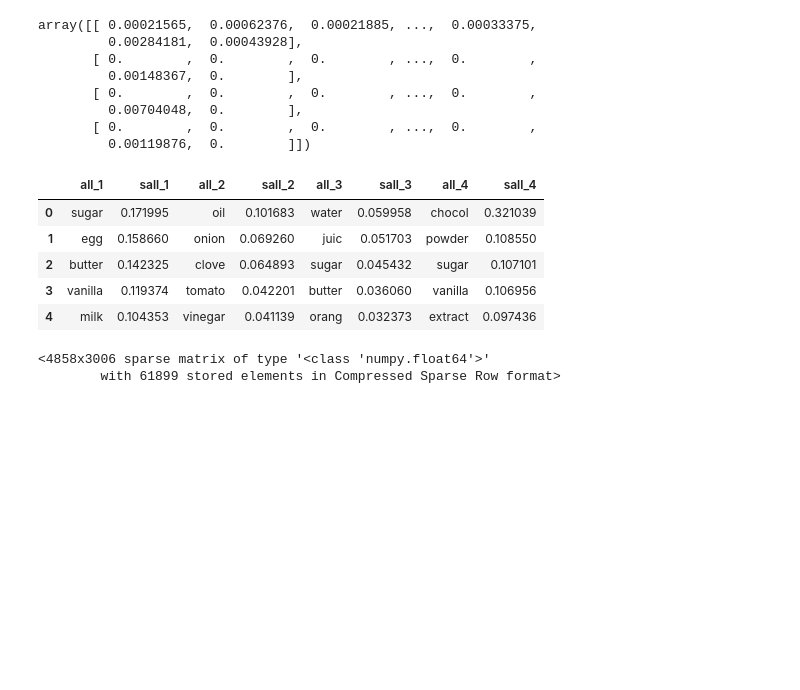
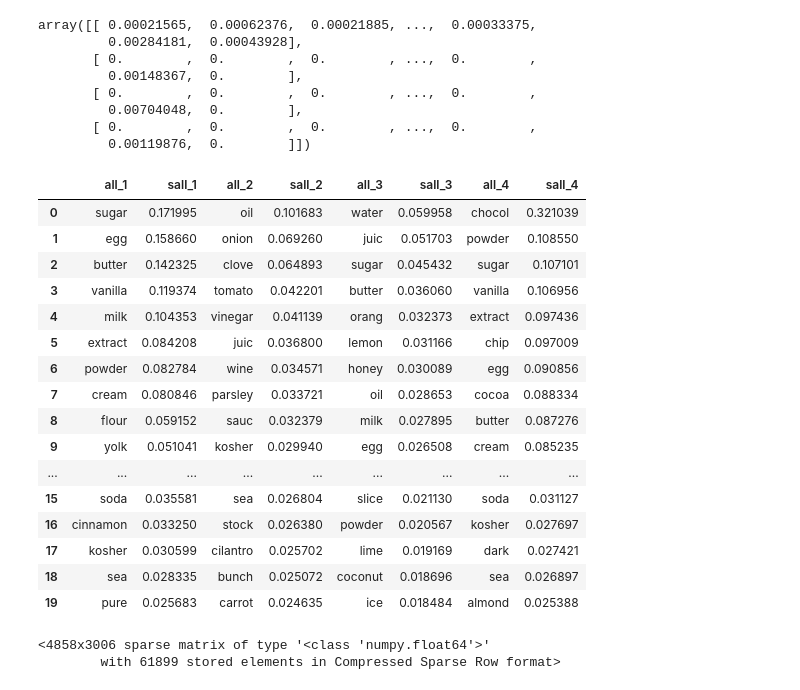
Before and after one commit to elisabeth-berg/trending-food, a Jupyter notebook: foodscrape_workbook.ipynb, the cells around one changed output. Cells and saved outputs as stored; diff of their text form; code cells hidden in the pictures; blank space fills up the shorter version.

```diff
--- a/foodscrape_workbook.ipynb
+++ b/foodscrape_workbook.ipynb
@@ -70,14 +70,25 @@ array([[ 0.00021565,  0.00062376,  0.00021885, ...,  0.00033375,
 # %%
 full_cluster_df, full_labels = process_words.make_one_cluster_df(full_X, full_features, k, 'all')
 # %%
-full_cluster_df.head()
+full_cluster_df.head(20)
 # %% [output]
 |  | all_1 | sall_1 | all_2 | sall_2 | all_3 | sall_3 | all_4 | sall_4 |
 | 0 | sugar | 0.171995 | oil | 0.101683 | water | 0.059958 | chocol | 0.321039 |
 | 1 | egg | 0.158660 | onion | 0.069260 | juic | 0.051703 | powder | 0.108550 |
 | 2 | butter | 0.142325 | clove | 0.064893 | sugar | 0.045432 | sugar | 0.107101 |
 | 3 | vanilla | 0.119374 | tomato | 0.042201 | butter | 0.036060 | vanilla | 0.106956 |
 | 4 | milk | 0.104353 | vinegar | 0.041139 | orang | 0.032373 | extract | 0.097436 |
+| 5 | extract | 0.084208 | juic | 0.036800 | lemon | 0.031166 | chip | 0.097009 |
+| 6 | powder | 0.082784 | wine | 0.034571 | honey | 0.030089 | egg | 0.090856 |
+| 7 | cream | 0.080846 | parsley | 0.033721 | oil | 0.028653 | cocoa | 0.088334 |
+| 8 | flour | 0.059152 | sauc | 0.032379 | milk | 0.027895 | butter | 0.087276 |
+| 9 | yolk | 0.051041 | kosher | 0.029940 | egg | 0.026508 | cream | 0.085235 |
+| ... | ... | ... | ... | ... | ... | ... | ... | ... |
+| 15 | soda | 0.035581 | sea | 0.026804 | slice | 0.021130 | soda | 0.031127 |
+| 16 | cinnamon | 0.033250 | stock | 0.026380 | powder | 0.020567 | kosher | 0.027697 |
+| 17 | kosher | 0.030599 | cilantro | 0.025702 | lime | 0.019169 | dark | 0.027421 |
+| 18 | sea | 0.028335 | bunch | 0.025072 | coconut | 0.018696 | sea | 0.026897 |
+| 19 | pure | 0.025683 | carrot | 0.024635 | ice | 0.018484 | almond | 0.025388 |
 # %%
 full_X
 # %% [output]
```
Also changed, not shown: parts of 8 cells of this notebook.
